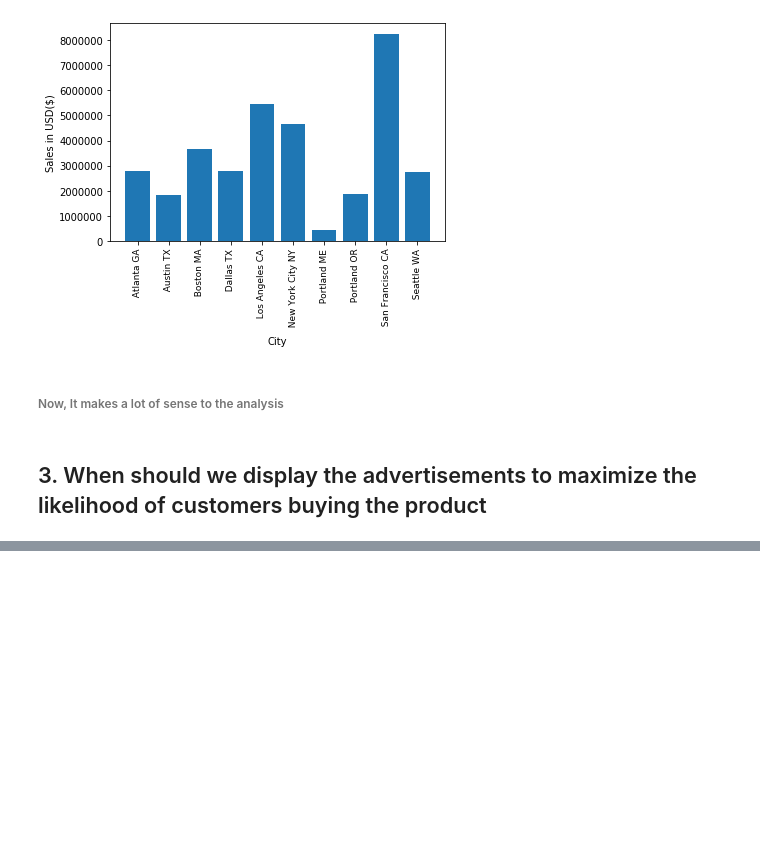
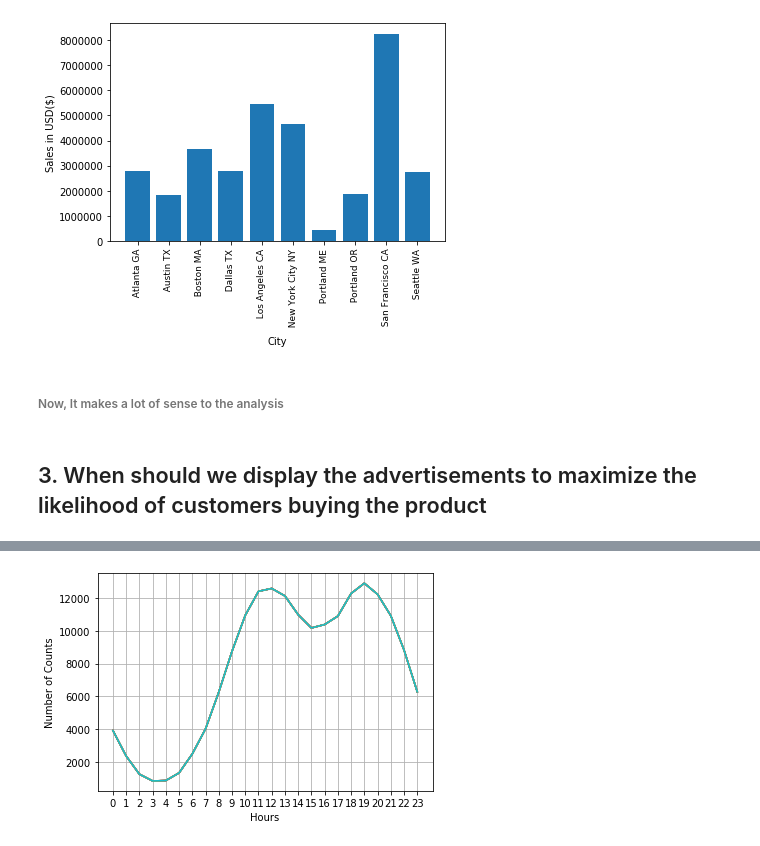
Before and after one commit to rustydigg918/Dell_Inspiron_works, a Jupyter notebook: Keith_Gali_Working_With_Real_World/Real life business problem.ipynb, the cells around one changed output, grey strips where cells are left out. Saved outputs shown, nothing was run; the diff lists cells and outputs as text; code cells hidden in the pictures; blank space fills up the shorter version.

```diff
--- a/Keith_Gali_Working_With_Real_World/Real life business problem.ipynb
+++ b/Keith_Gali_Working_With_Real_World/Real life business problem.ipynb
@@ -598,0 +630,11 @@ array([<matplotlib.axes._subplots.AxesSubplot object at 0x...>],
+# %%
+# Matplotlib Way
+hours = [hour for hour, data in df.groupby('Order Hour')]
+plt.plot(hours ,df.groupby('Order Hour').count())
+plt.xticks(hours)
+plt.grid()
+plt.xlabel('Hours')
+plt.ylabel('Number of Counts')
+plt.show()
+# %% [output]
+[figure, added]
```
Also changed, not shown: parts of 20 cells of this notebook.
